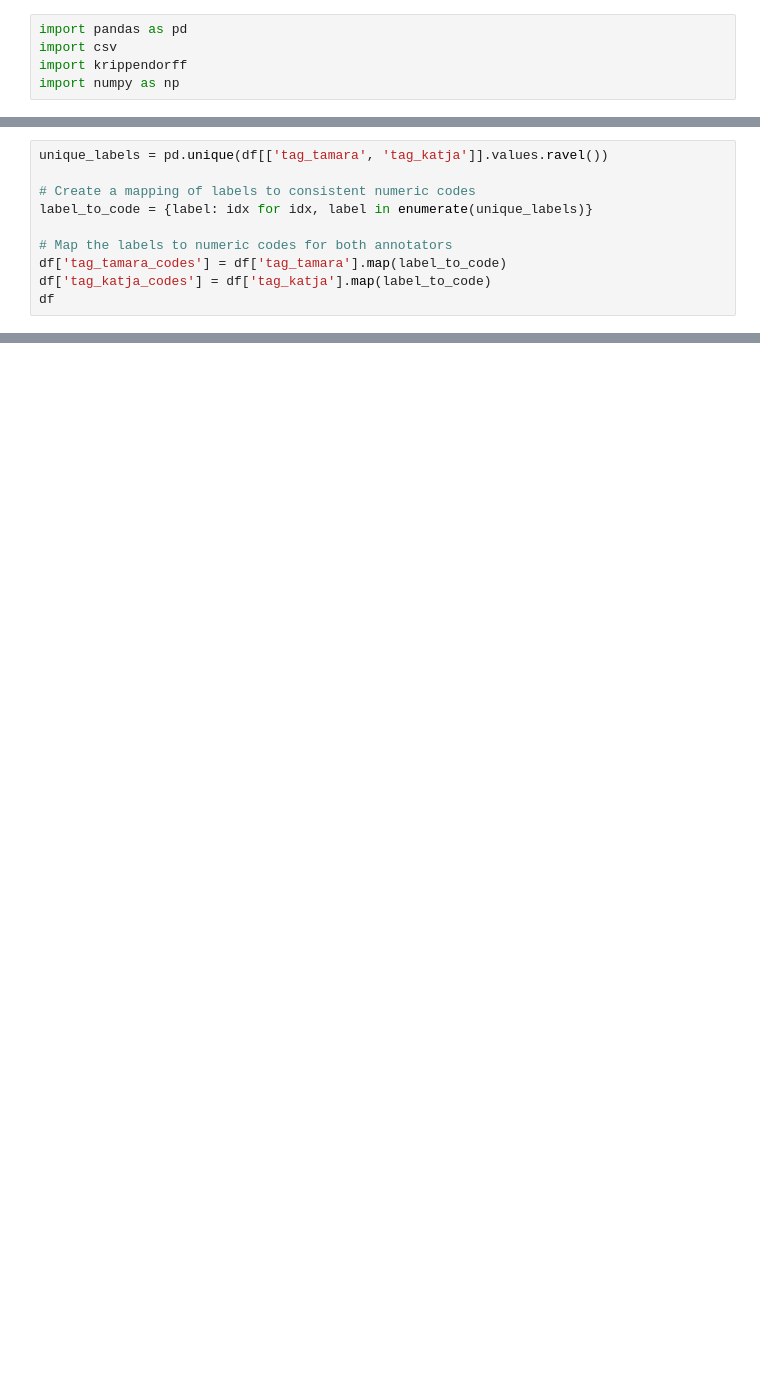
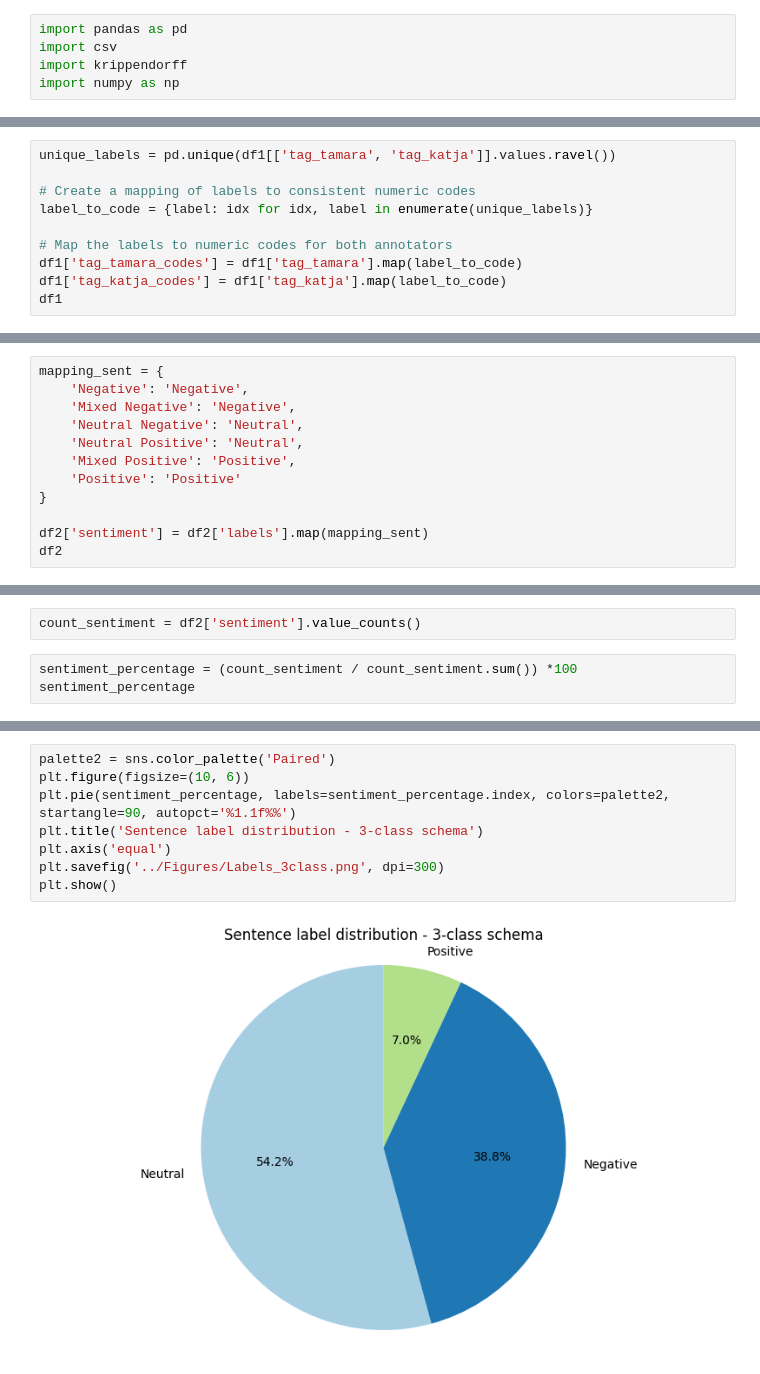
Before and after one commit to katjameden/ParlaMint_Sentiment, a Jupyter notebook: Sentences/Notebooks/Annotations_analysis.ipynb, the cells around one changed output, grey strips where cells are left out. Cells and saved outputs as stored; diff of their text form; blank space fills up the shorter version.

```diff
--- a/Sentences/Notebooks/Annotations_analysis.ipynb
+++ b/Sentences/Notebooks/Annotations_analysis.ipynb
@@ -42,13 +42,13 @@ df
 # %%
-unique_labels = pd.unique(df[['tag_tamara', 'tag_katja']].values.ravel())
+unique_labels = pd.unique(df1[['tag_tamara', 'tag_katja']].values.ravel())
 
 # Create a mapping of labels to consistent numeric codes
 label_to_code = {label: idx for idx, label in enumerate(unique_labels)}
 
 # Map the labels to numeric codes for both annotators
-df['tag_tamara_codes'] = df['tag_tamara'].map(label_to_code)
-df['tag_katja_codes'] = df['tag_katja'].map(label_to_code)
-df
+df1['tag_tamara_codes'] = df1['tag_tamara'].map(label_to_code)
+df1['tag_katja_codes'] = df1['tag_katja'].map(label_to_code)
+df1
 # %% [output]
 A value is trying to be set on a copy of a slice from a DataFrame.
 Try using .loc[row_indexer,col_indexer] = value instead
@@ -81,0 +179,12 @@ Krippendorff's alpha (nominal): 0.5099808584431593
+# %%
+mapping_sent = {
+    'Negative': 'Negative',
+    'Mixed Negative': 'Negative',
+    'Neutral Negative': 'Neutral',
+    'Neutral Positive': 'Neutral',
+    'Mixed Positive': 'Positive',
+    'Positive': 'Positive'
+}
+
+df2['sentiment'] = df2['labels'].map(mapping_sent)
+df2
@@ -81,0 +210,5 @@ Krippendorff's alpha (nominal): 0.5099808584431593
+# %%
+count_sentiment = df2['sentiment'].value_counts()
+# %%
+sentiment_percentage = (count_sentiment / count_sentiment.sum()) *100
+sentiment_percentage
@@ -81,0 +221,10 @@ Krippendorff's alpha (nominal): 0.5099808584431593
+# %%
+palette2 = sns.color_palette('Paired')
+plt.figure(figsize=(10, 6))
+plt.pie(sentiment_percentage, labels=sentiment_percentage.index, colors=palette2, startangle=90, autopct='%1.1f%%')
+plt.title('Sentence label distribution - 3-class schema')
+plt.axis('equal')
+plt.savefig('../Figures/Labels_3class.png', dpi=300)
+plt.show()
+# %% [output]
+[figure, added]
```
Also changed, not shown: parts of 15 cells of this notebook, 6 other files.
